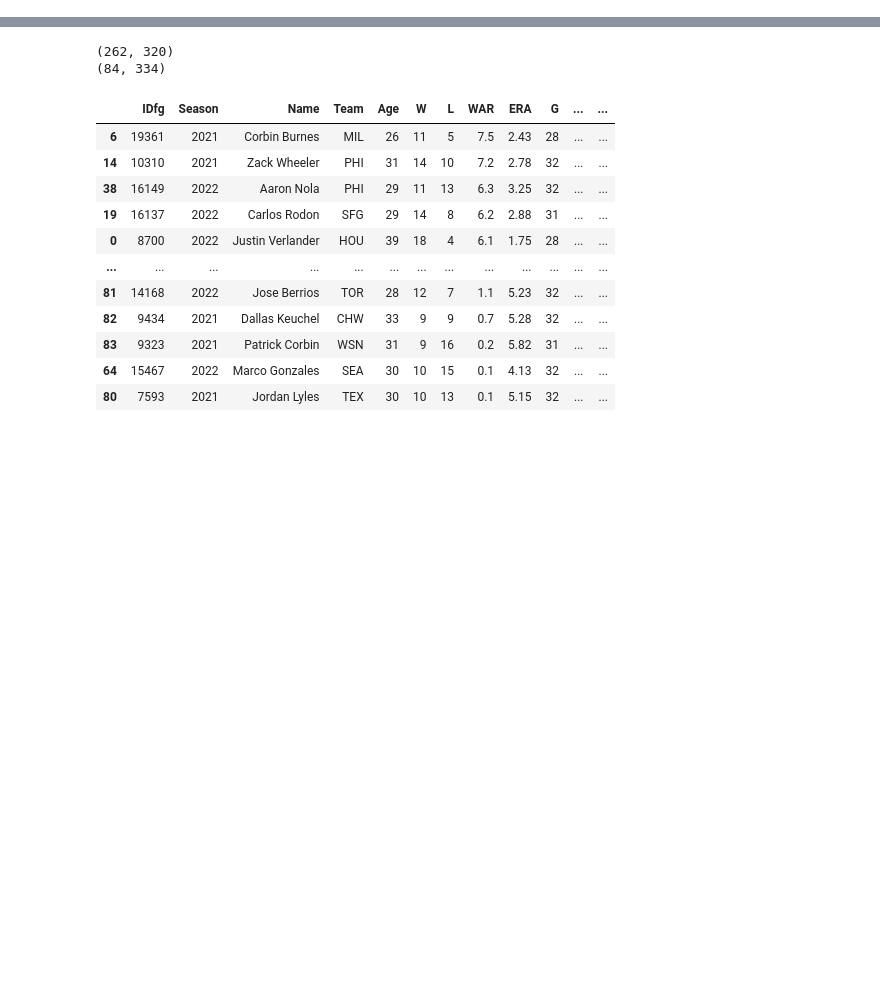
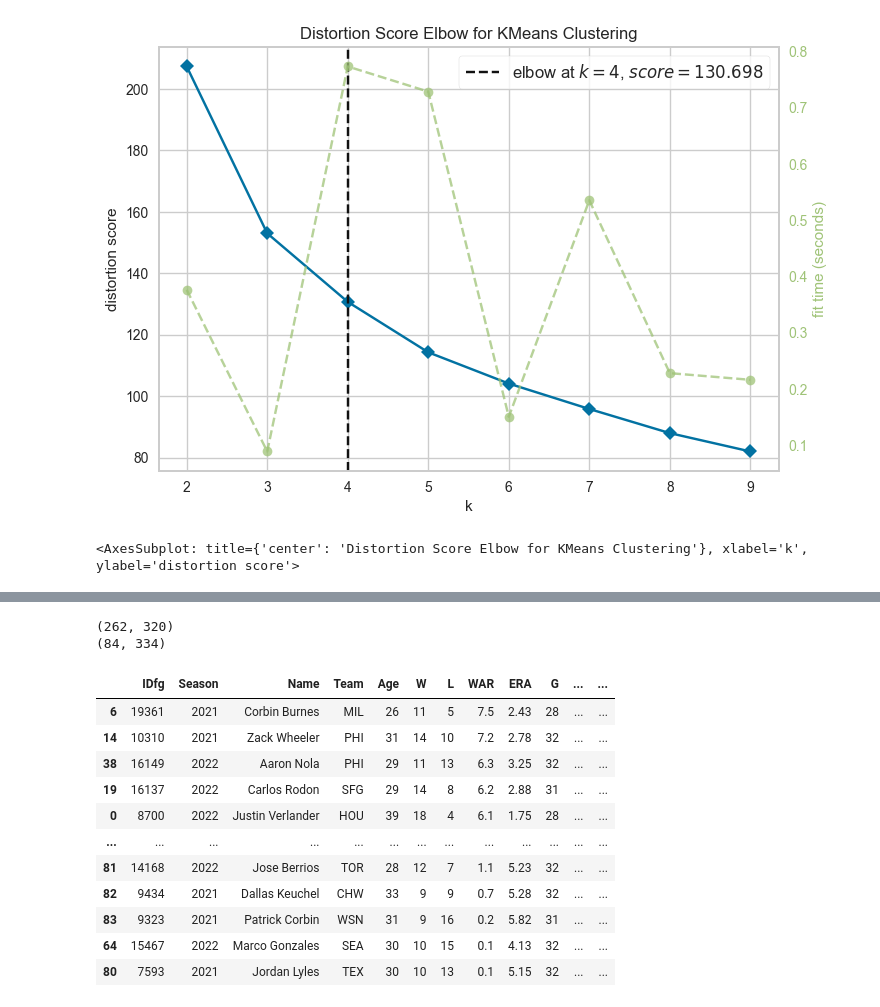
Before and after one commit to adeniro21/mlb_betting_models, a Jupyter notebook: mlb_data_pull.ipynb, the cells around one changed output, grey strips where cells are left out. Saved outputs shown, nothing was run; the diff lists cells and outputs as text; code cells hidden in the pictures; blank space fills up the shorter version.

Commit message:
starting clustering by pitch repertoire

```diff
--- a/mlb_data_pull.ipynb
+++ b/mlb_data_pull.ipynb
@@ -50,0 +94,5 @@ from pybaseball import playerid_reverse_lookup
+# %%
+begining_date = '2021-04-01'
+ending_date = '2022-08-02'
+# %%
+all_play_data=statcast(begining_date,ending_date)
@@ -50,0 +102,2 @@ from pybaseball import playerid_reverse_lookup
+# %%
+all_play_data['ticker'] = 1
@@ -50,0 +223,4 @@ from pybaseball import playerid_reverse_lookup
+# %%
+pitch_count_df = all_play_data.groupby(['pitcher.1', 'pitch_type'], as_index=False).agg({'ticker':'sum'}).pivot(index='pitcher.1',columns='pitch_type', values='ticker')
+pitch_count_df.fillna(0, inplace=True)
+pitch_perc_df=pitch_count_df.div(pitch_count_df.sum(axis=1), axis=0)
@@ -50,0 +237,9 @@ from pybaseball import playerid_reverse_lookup
+# %%
+km = KMeans(random_state=42)
+visualizer = KElbowVisualizer(km, k=(2,10))
+
+visualizer.fit(pitch_perc_df)        # Fit the data to the visualizer
+visualizer.show()        # Finalize and render the figure
+# %% [output]
+[figure, added]
+<AxesSubplot: title={'center': 'Distortion Score Elbow for KMeans Clustering'}, xlabel='k', ylabel='distortion score'>
```
Also changed, not shown: parts of 21 cells of this notebook.
